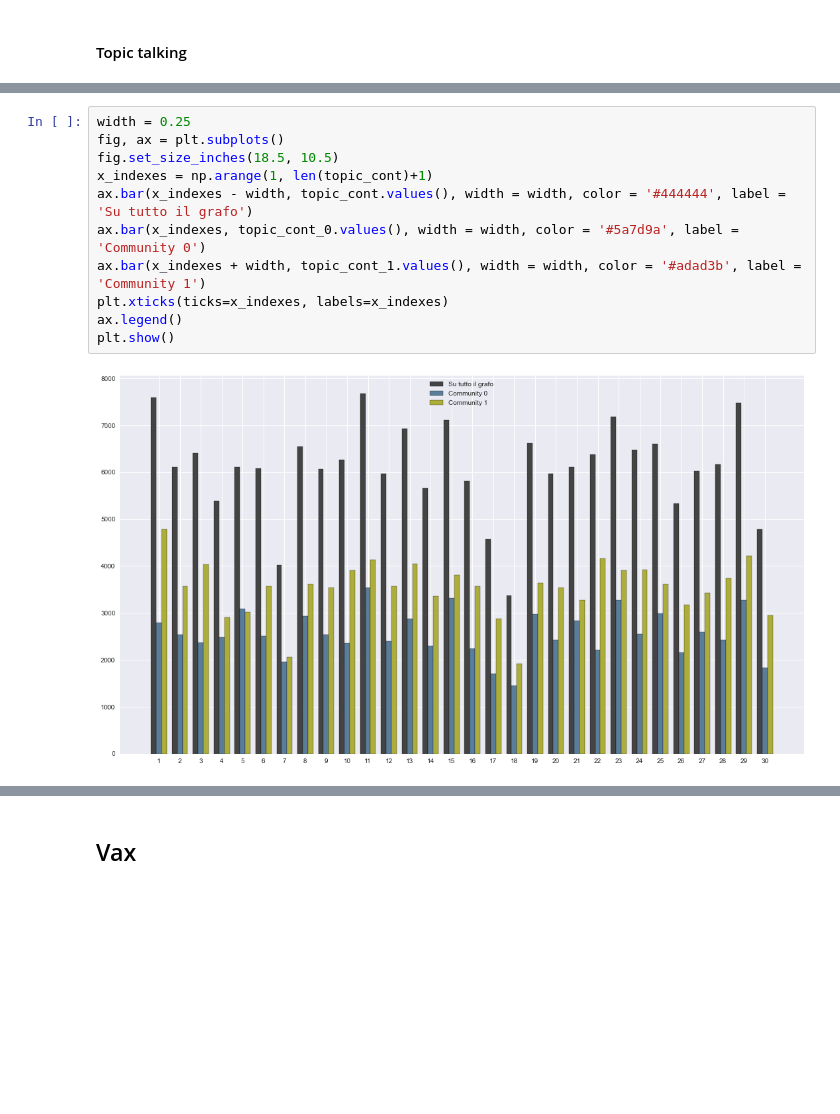
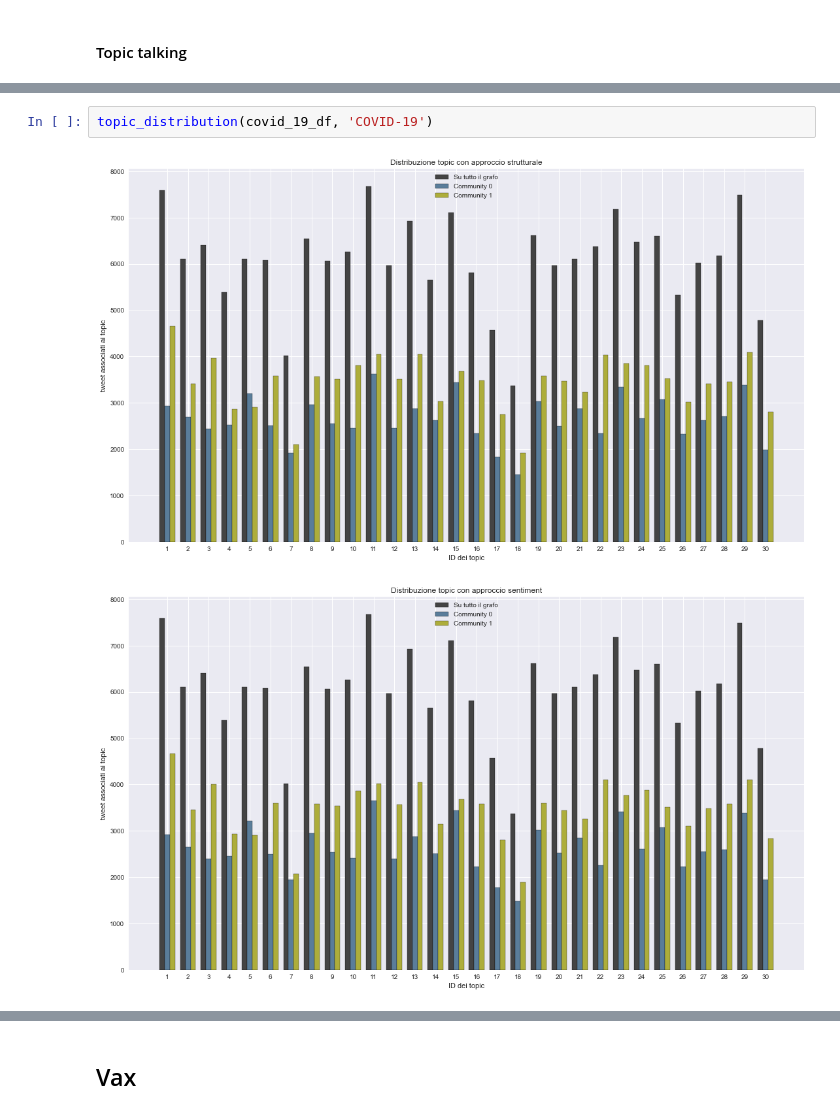
Before and after one commit to Villone96/echo-chambers, a Jupyter notebook: src/Community Analysis.ipynb, the cells around one changed output, grey strips where cells are left out. Drawn from its saved outputs; the diff is of its cells as text; blank space fills up the shorter version.

```diff
--- a/src/Community Analysis.ipynb
+++ b/src/Community Analysis.ipynb
@@ -170,13 +181,5 @@ plt.show()
-# %%
-width = 0.25
-fig, ax = plt.subplots()
-fig.set_size_inches(18.5, 10.5)
-x_indexes = np.arange(1, len(topic_cont)+1)
-ax.bar(x_indexes - width, topic_cont.values(), width = width, color = '#444444', label = 'Su tutto il grafo')
-ax.bar(x_indexes, topic_cont_0.values(), width = width, color = '#5a7d9a', label = 'Community 0')
-ax.bar(x_indexes + width, topic_cont_1.values(), width = width, color = '#adad3b', label = 'Community 1')
-plt.xticks(ticks=x_indexes, labels=x_indexes)
-ax.legend()
-plt.show()
-# %% [output]
-[figure, removed]
+# %%
+topic_distribution(covid_19_df, 'COVID-19')
+# %% [output]
+[figure, added]
+[figure, added]
```
Also changed, not shown: parts of 11 cells of this notebook, 11 other files.
